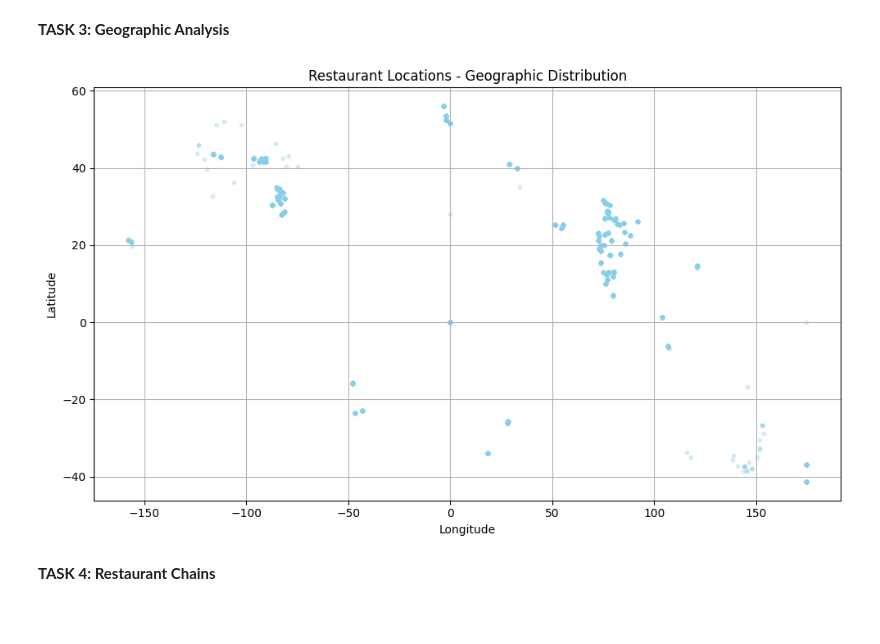
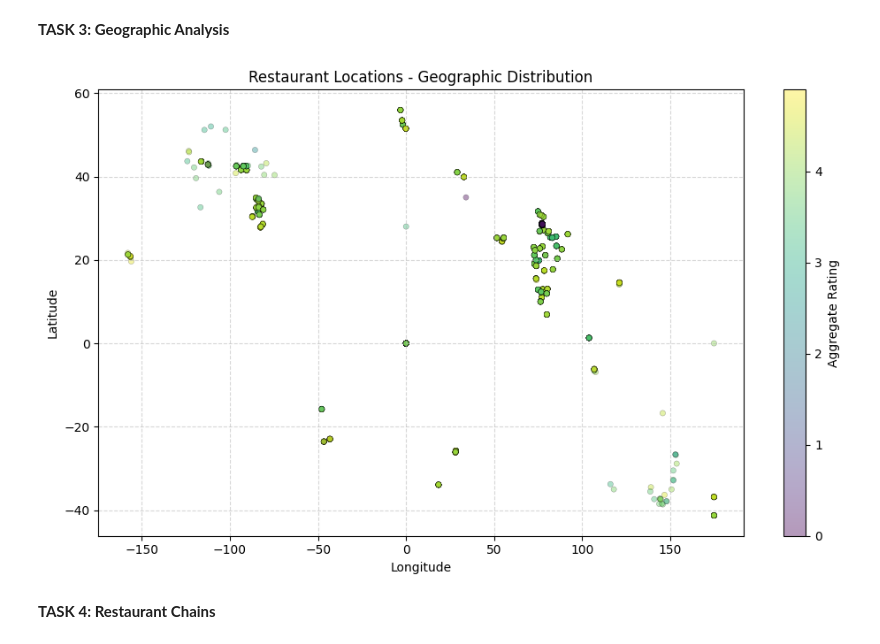
Before and after one commit to codedbyanakha/restaurant-analysis-internship, a Jupyter notebook: Level_2_Tasks.ipynb, the cells around one changed output. Cells and saved outputs as stored; diff of their text form; code cells hidden in the pictures; blank space fills up the shorter version.

```diff
--- a/Level_2_Tasks.ipynb
+++ b/Level_2_Tasks.ipynb
@@ -46,0 +38,28 @@ Average Number of Votes: 156.91
+# %%
+# Clean: drop rows with missing ratings or votes
+df = df.dropna(subset=['Aggregate rating', 'Votes'])
+
+# Convert to numeric
+df['Aggregate rating'] = pd.to_numeric(df['Aggregate rating'], errors='coerce')
+df['Votes'] = pd.to_numeric(df['Votes'], errors='coerce')
+
+# Rating distribution
+rating_counts = df['Aggregate rating'].value_counts().sort_index()
+
+# Most common rating
+most_common_rating = rating_counts.idxmax()
+print(f" Most common rating: {most_common_rating} stars")
+
+# Average votes
+avg_votes = df['Votes'].mean()
+print(f" Average number of votes per restaurant: {avg_votes:.2f}")
+
+# Plot distribution (no warning version)
+rating_df = pd.DataFrame({'Rating': rating_counts.index, 'Count': rating_counts.values})
+plt.figure(figsize=(8,5))
+sns.barplot(data=rating_df, x='Rating', y='Count', hue='Rating', palette='rocket', legend=False)
+plt.title("Distribution of Restaurant Ratings")
+plt.xlabel("Rating")
+plt.ylabel("Number of Restaurants")
+plt.tight_layout()
+plt.show()
@@ -81,17 +125,25 @@ North Indian, Mughlai : 2.89
 # %%
 # Drop missing values in location columns
 df = df.dropna(subset=['Longitude', 'Latitude'])
 
-# Plot the restaurant locations
+# Scatter plot of restaurant locations
 plt.figure(figsize=(10, 6))
-plt.scatter(df['Longitude'], df['Latitude'], alpha=0.3, s=10, color='skyblue')
+plt.scatter(df['Longitude'], df['Latitude'],
+            alpha=0.4,          # transparency
+            s=20,               # point size
+            c=df['Aggregate rating'],  # color by rating
+            cmap='viridis',     # color map
+            edgecolor='k',      # black edge for points
+            linewidth=0.3)
+
 plt.title('Restaurant Locations - Geographic Distribution')
 plt.xlabel('Longitude')
 plt.ylabel('Latitude')
-plt.grid(True)
+plt.colorbar(label='Aggregate Rating')  # show color bar for ratings
+plt.grid(True, linestyle='--', alpha=0.5)
 plt.tight_layout()
 plt.show()
 # %% [output]
-[figure, old version]
+[figure, new version]
 # %% [markdown]
 **TASK 4: Restaurant Chains**
```
Also changed, not shown: parts of 10 cells of this notebook, 2 other files.
